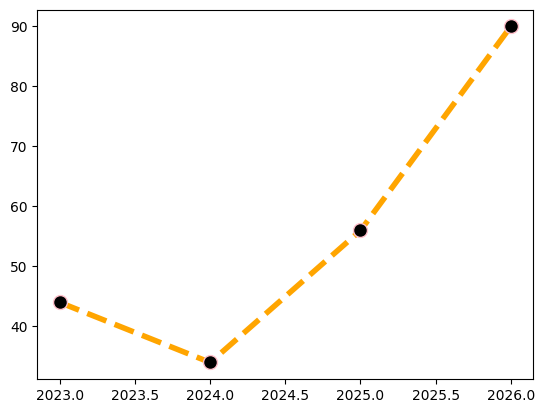
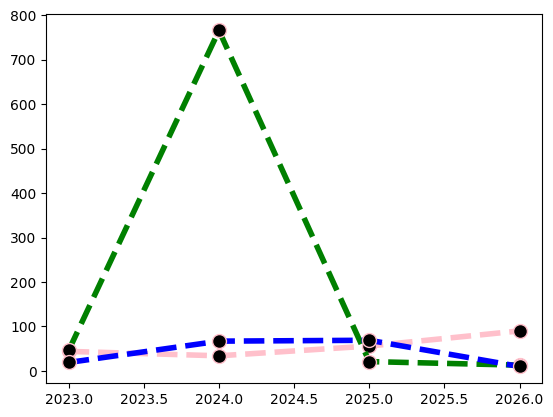
Unified diff of the notebook cell whose output changed from the first chart to the second:
--- before
+++ after
@@ -1,6 +1,15 @@
 x = [2023, 2024 , 2025 , 2026]
 
-y= [44,34,56,90]
+y1= [44,34,56,90]
+y2 = [46,766,21,13]
+y3 = [19,67,69,10]
 
-plt.plot(x, y , marker= '.'  , ms =20 , markerfacecolor = "Black" , mec = "Pink" , linestyle = 'dashed' , linewidth = 4 , color = "Orange")    
+line_style = dict(marker= '.'  , ms =20 , markerfacecolor = "Black" , mec = "Pink" , linestyle = 'dashed' , linewidth = 4 )
+
+plt.plot(x, y1 , color = 'pink', **line_style)    
+
+plt.plot(x, y2 , color = 'green' , **line_style)  
+
+plt.plot(x , y3, color = 'blue', **line_style)
+
 plt.show()                                                                                                                                                                                                         

Commit: Visualization